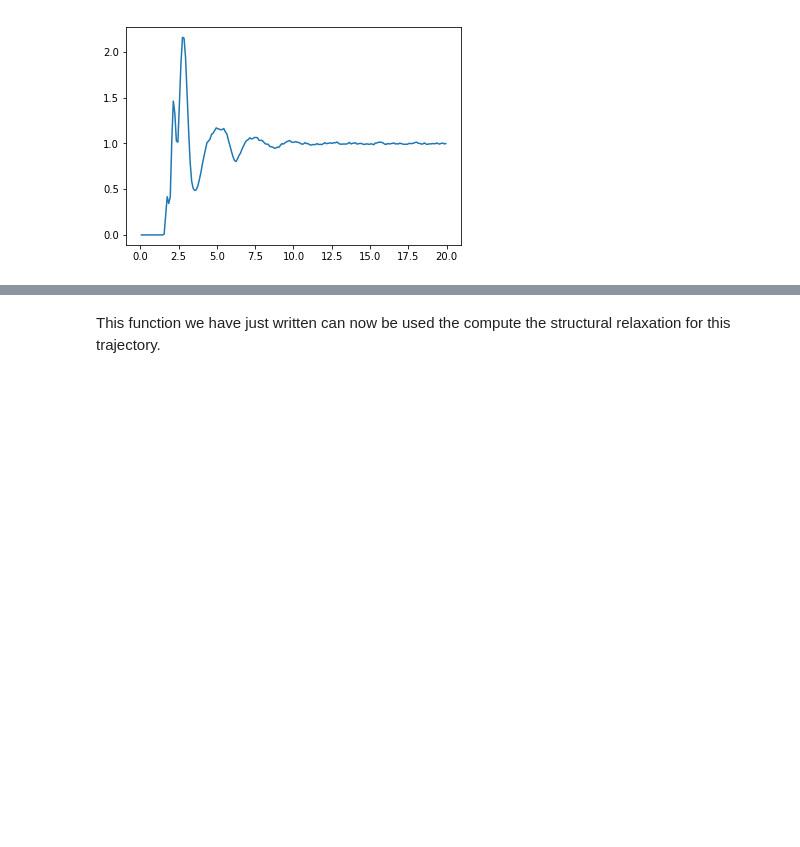
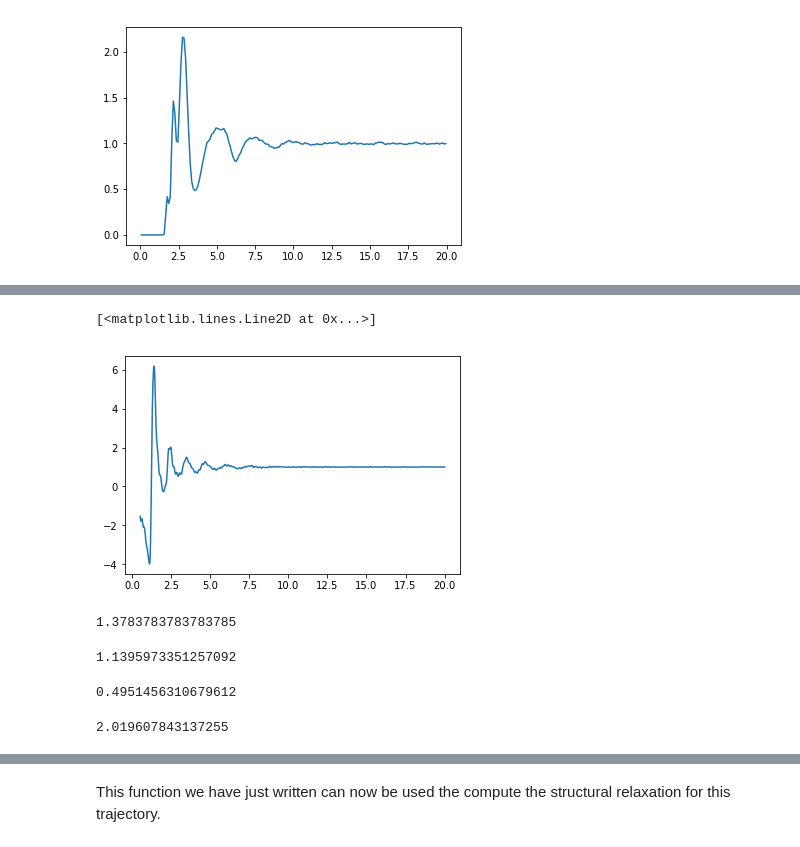
Before and after one commit to malramsay64/Dynamics, a Jupyter notebook: notebooks/06_computing_structural_relaxation.ipynb, the cells around one changed output, grey strips where cells are left out. Drawn from its saved outputs; the diff is of its cells as text; code cells hidden in the pictures; blank space fills up the shorter version.

```diff
--- a/notebooks/06_computing_structural_relaxation.ipynb
+++ b/notebooks/06_computing_structural_relaxation.ipynb
@@ -251 +341,30 @@ wave_vector
+# %%
+ssf_doubled = []
+x = numpy.linspace(0.5, 20, 1000)
+num_particles = snapshot.num_mols
+for value in x:
+    ssf_doubled.append(static_structure_factor(rdf_doubled, value, num_particles))
+
+plt.plot(x, ssf_doubled)
+# %% [output]
+[<matplotlib.lines.Line2D at 0x...>]
+[figure, added]
+# %%
+wave_number_doubled = x[numpy.argmax(ssf_doubled)]
+wave_number_doubled
+# %% [output]
+1.3783783783783785
+# %%
+k_bragg_doubled = numpy.pi/(2*wave_number_doubled)
+k_bragg_doubled
+# %% [output]
+1.1395973351257092
+# %%
+wave_number_doubled / wave_number
+# %% [output]
+0.4951456310679612
+# %%
+k_bragg_doubled / k_bragg
+# %% [output]
+2.019607843137255
 # %% [markdown]
```
Also changed, not shown: parts of 24 cells of this notebook.
